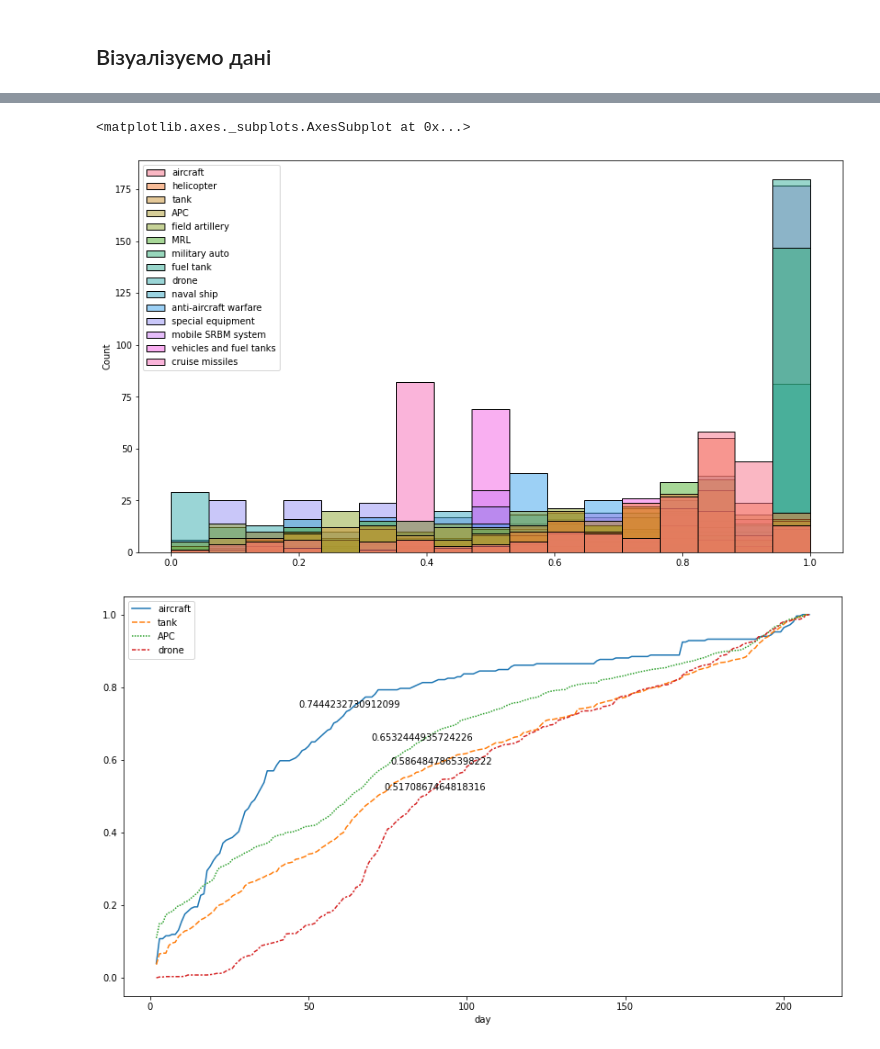
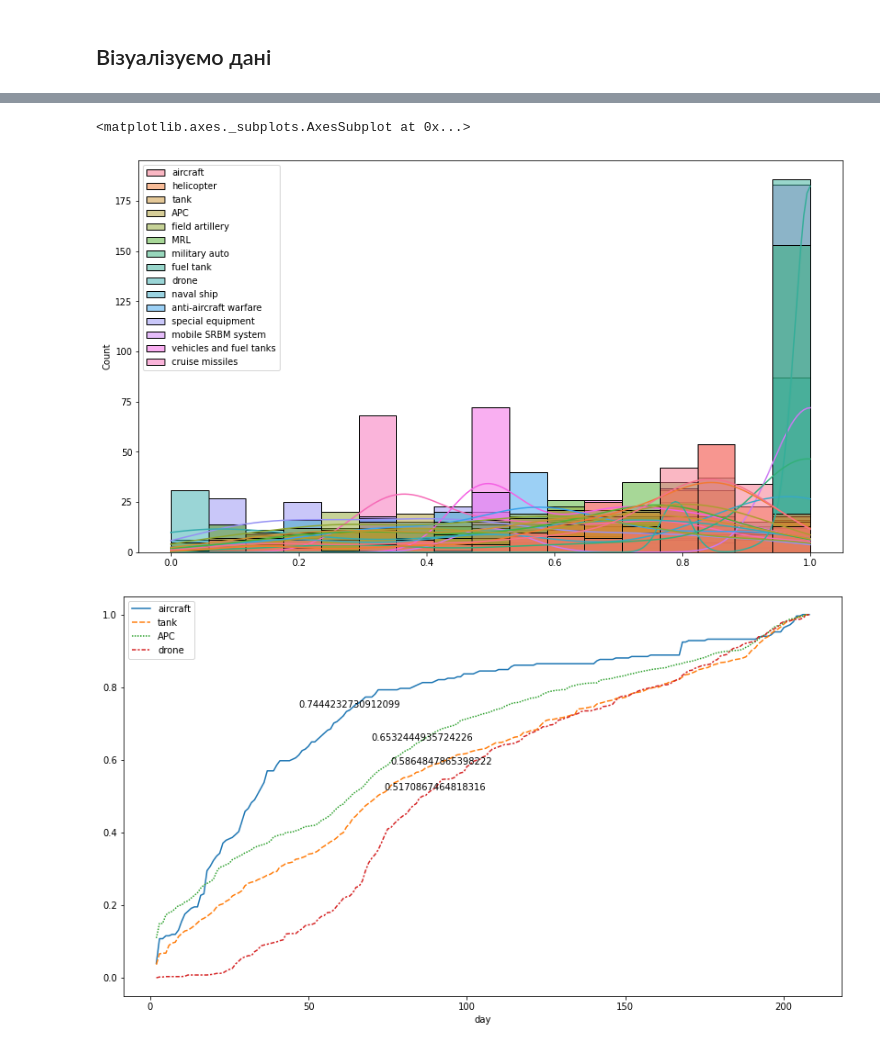
Before and after one commit to nastyabekesheva/DataScience, a Jupyter notebook: coursework/courseworkDS.ipynb, the cells around one changed output, grey strips where cells are left out. Saved outputs shown, nothing was run; the diff lists cells and outputs as text; code cells hidden in the pictures.

```diff
--- a/coursework/courseworkDS.ipynb
+++ b/coursework/courseworkDS.ipynb
@@ -361,9 +387,9 @@ sns.heatmap(data=df_normalized.drop(['greatest losses direction', 'date'], axis=
 # %%
 plt.figure(figsize=(14,8))
-sns.histplot(data=df_normalized)
+sns.histplot(data=df_normalized, kde=True)
 # %% [output]
 <matplotlib.axes._subplots.AxesSubplot at 0x...>
-[figure, old version]
+[figure, new version]
 # %%
 plt.figure(figsize=(14,8))
 plot = sns.lineplot(data=df_normalized[['aircraft', 'tank', 'APC', 'drone']])
```
Also changed, not shown: parts of 25 cells of this notebook.
